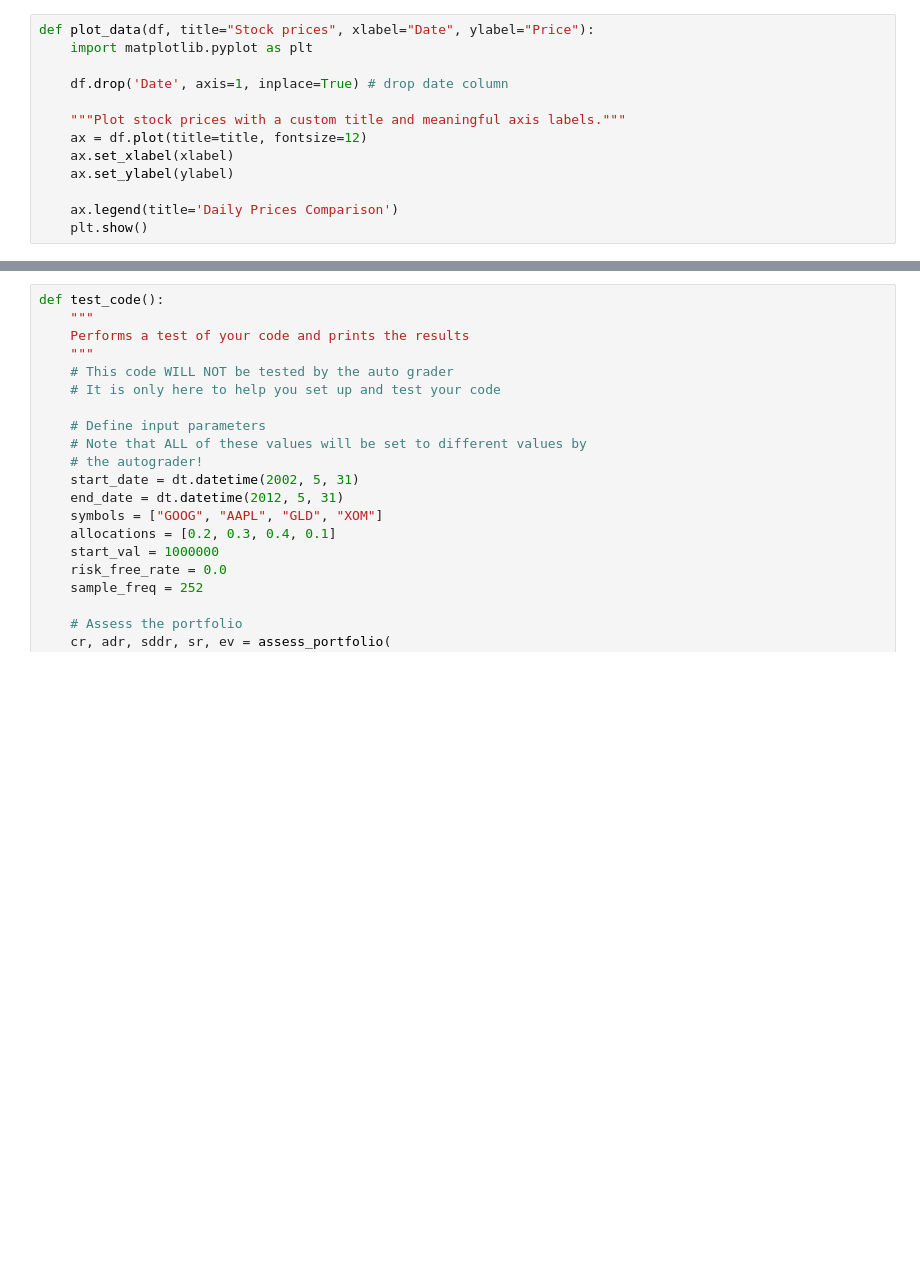
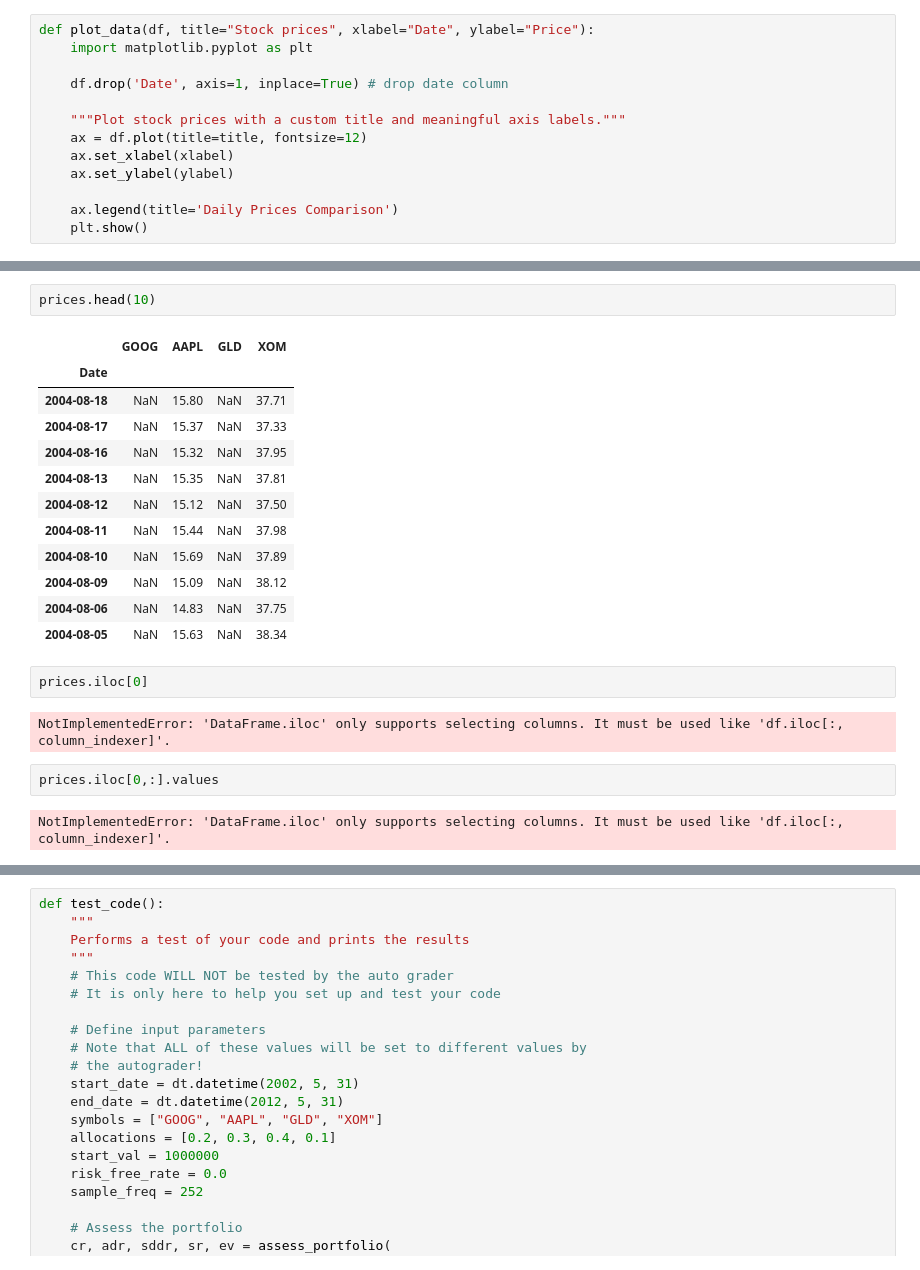
Before and after one commit to nyck33/ml-for-nom-2023, a Jupyter notebook: assess_portfolio_2023Sum/assess_portfolio/dask_analysis.ipynb, the cells around one changed output, grey strips where cells are left out. Drawn from its saved outputs; the diff is of its cells as text; blank space fills up the shorter version.

Commit message:
no iloc for dask

```diff
--- a/assess_portfolio_2023Sum/assess_portfolio/dask_analysis.ipynb
+++ b/assess_portfolio_2023Sum/assess_portfolio/dask_analysis.ipynb
@@ -225,0 +177,23 @@ def calculate_daily_rf(rfr, sf=252.0):
+# %%
+prices.head(10)
+# %% [output]
+|  | GOOG | AAPL | GLD | XOM |
+| Date |  |  |  |  |
+| 2004-08-18 | NaN | 15.80 | NaN | 37.71 |
+| 2004-08-17 | NaN | 15.37 | NaN | 37.33 |
+| 2004-08-16 | NaN | 15.32 | NaN | 37.95 |
+| 2004-08-13 | NaN | 15.35 | NaN | 37.81 |
+| 2004-08-12 | NaN | 15.12 | NaN | 37.50 |
+| 2004-08-11 | NaN | 15.44 | NaN | 37.98 |
+| 2004-08-10 | NaN | 15.69 | NaN | 37.89 |
+| 2004-08-09 | NaN | 15.09 | NaN | 38.12 |
+| 2004-08-06 | NaN | 14.83 | NaN | 37.75 |
+| 2004-08-05 | NaN | 15.63 | NaN | 38.34 |
+# %%
+prices.iloc[0]
+# %% [output]
+NotImplementedError: 'DataFrame.iloc' only supports selecting columns. It must be used like 'df.iloc[:, column_indexer]'.
+# %%
+prices.iloc[0,:].values
+# %% [output]
+NotImplementedError: 'DataFrame.iloc' only supports selecting columns. It must be used like 'df.iloc[:, column_indexer]'.
```
Also changed, not shown: parts of 13 cells of this notebook, 16 other files.
